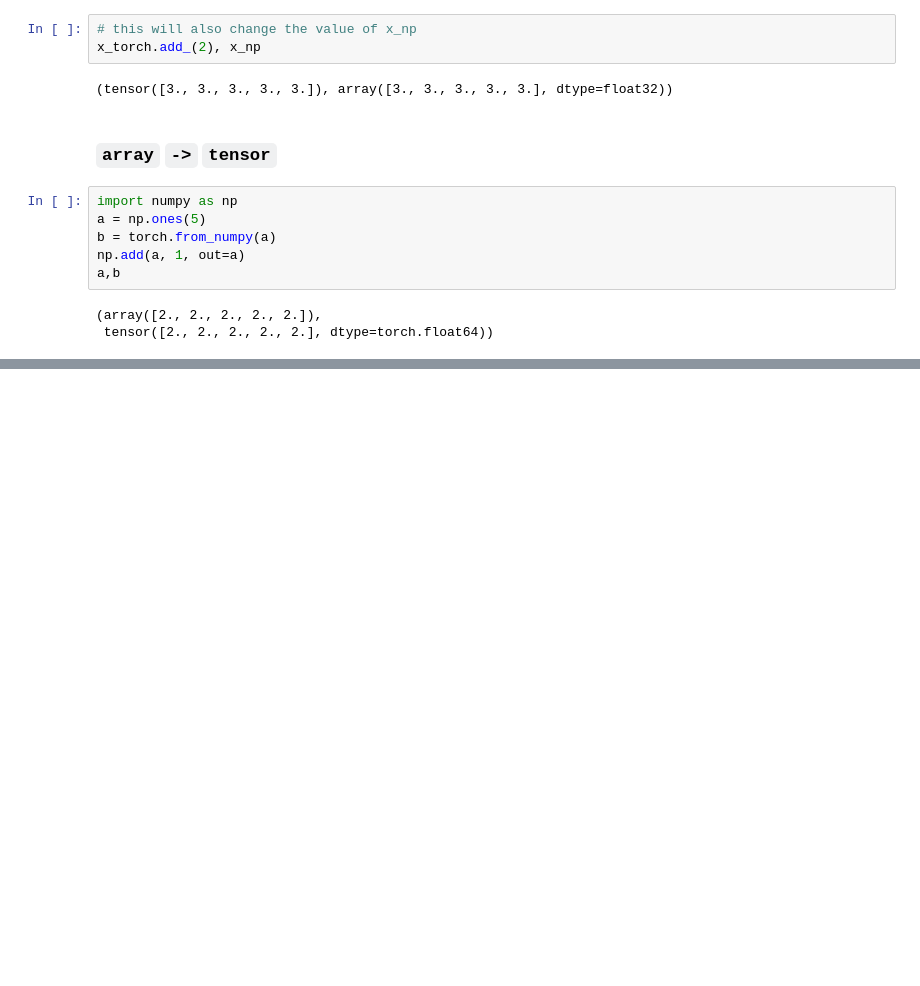
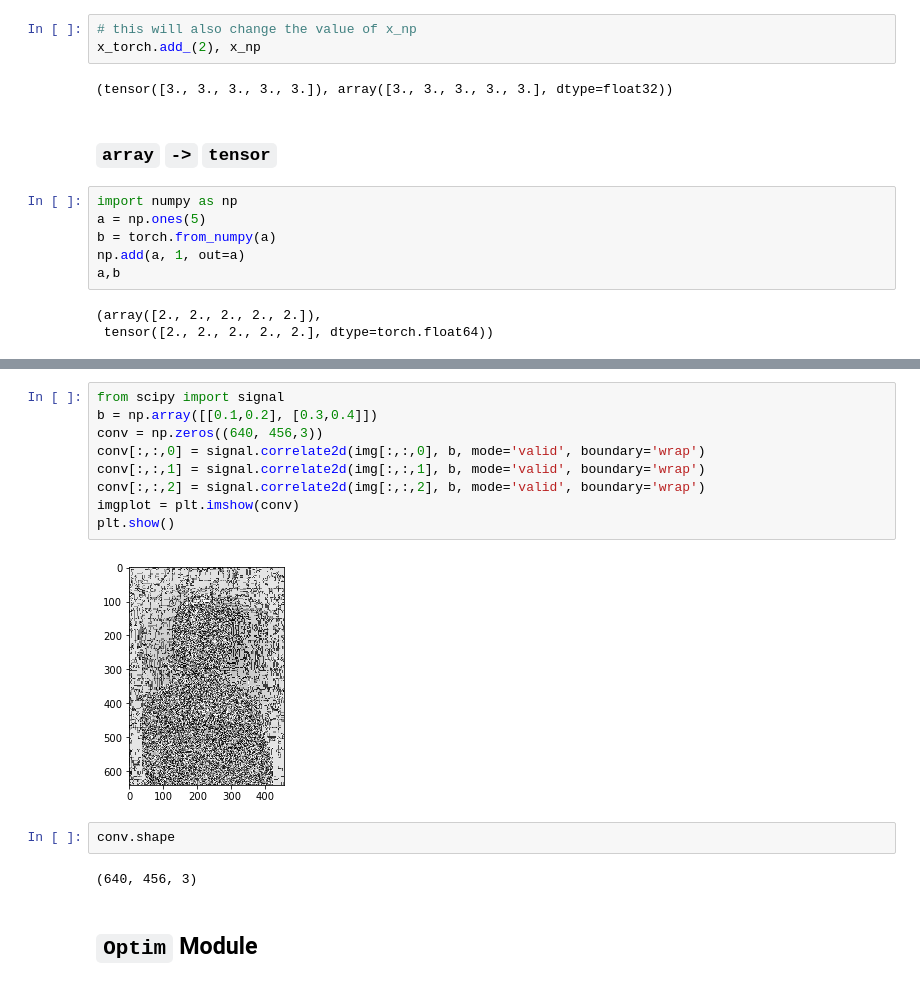
Before and after one commit to Yutong-Dai/codes-for-courses, a Jupyter notebook: [Python]IE534/Pytorch_Tutorial.ipynb, the cells around one changed output, grey strips where cells are left out. Cells and saved outputs as stored; diff of their text form; blank space fills up the shorter version.

```diff
--- a/[Python]IE534/Pytorch_Tutorial.ipynb
+++ b/[Python]IE534/Pytorch_Tutorial.ipynb
@@ -121,0 +319,17 @@ a,b
+# %%
+from scipy import signal
+b = np.array([[0.1,0.2], [0.3,0.4]])
+conv = np.zeros((640, 456,3))
+conv[:,:,0] = signal.correlate2d(img[:,:,0], b, mode='valid', boundary='wrap')
+conv[:,:,1] = signal.correlate2d(img[:,:,1], b, mode='valid', boundary='wrap')
+conv[:,:,2] = signal.correlate2d(img[:,:,2], b, mode='valid', boundary='wrap')
+imgplot = plt.imshow(conv)
+plt.show()
+# %% [output]
+[figure, added]
+# %%
+conv.shape
+# %% [output]
+(640, 456, 3)
+# %% [markdown]
+## `Optim` Module
```
Also changed, not shown: parts of 14 cells of this notebook, 3 other files.
